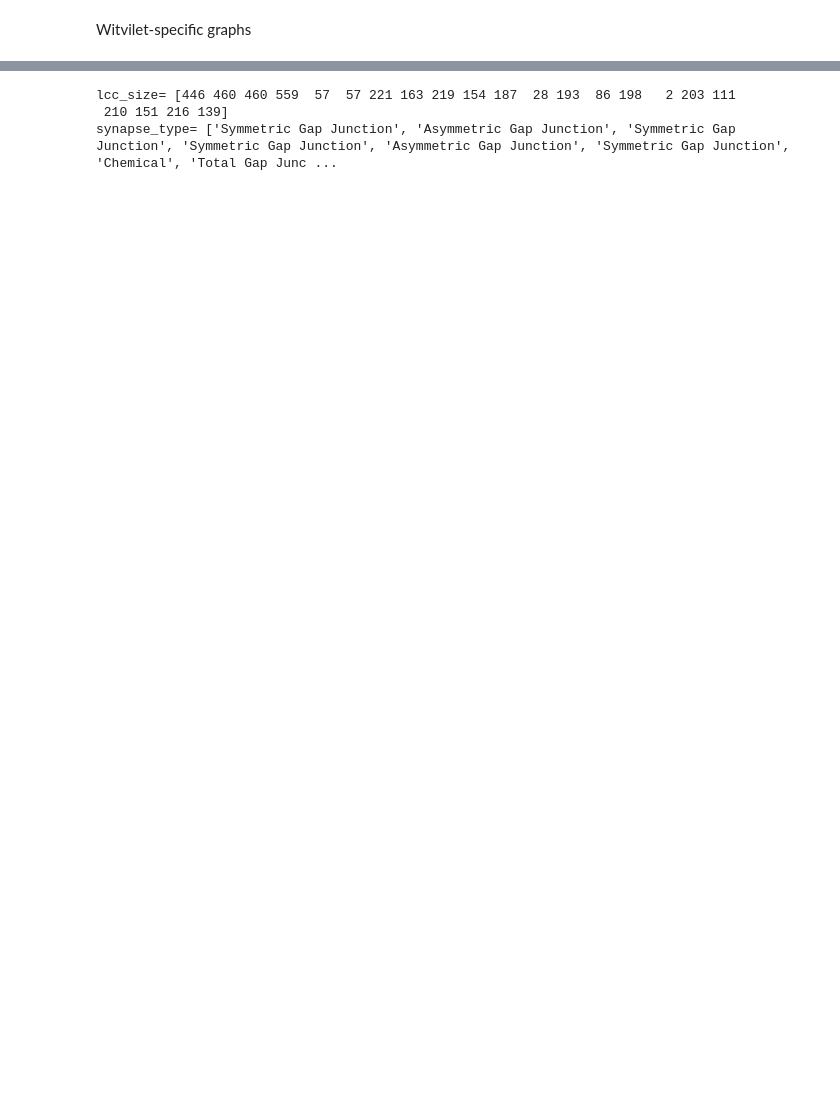
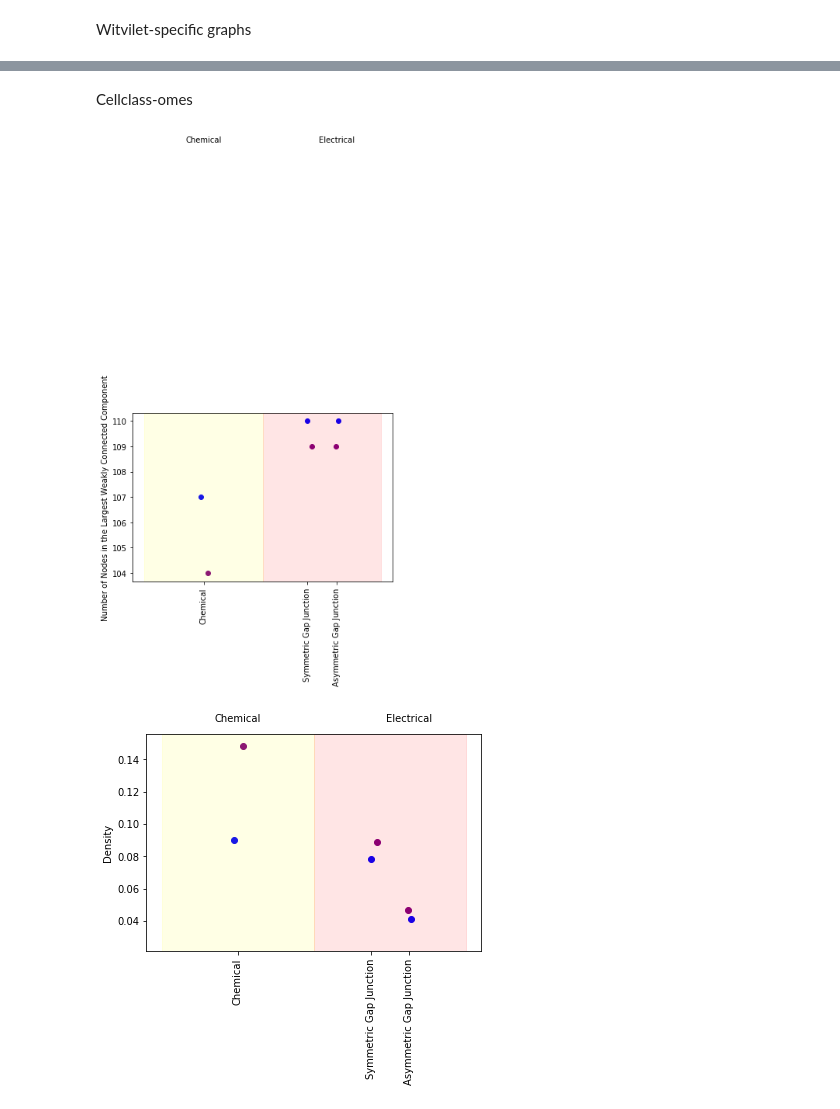
Before and after one commit to neurodata/connectocross, a Jupyter notebook: Graph Stats.ipynb, the cells around one changed output, grey strips where cells are left out. Saved outputs shown, nothing was run; the diff lists cells and outputs as text; code cells hidden in the pictures; blank space fills up the shorter version.

Commit message:
complete graphs of worm_wiring and witvilet datasets

```diff
--- a/Graph Stats.ipynb
+++ b/Graph Stats.ipynb
@@ -56,14 +38,8 @@ for g in worm_connectomes:
     density.append(nx.density(g))
     num_strong.append(ncc_strong(g))
     num_weak.append(ncc_weak(g))
-    try:
-        synapse_type.append(g.graph['Synapse Type'])
-    except KeyError:
-        synapse_type.append("Unknown")
-    try:
-        sex.append(g.graph['Sex'])
-    except KeyError:
-        sex.append("Unknown")
+    synapse_type.append(g.graph['Synapse Type'])
+    sex.append(g.graph['Sex'])
     in_degree.append([d for _, d in g.in_degree()])
     out_degree.append([d for _, d in g.out_degree()])
 
@@ -97,6 +73,7 @@ graph_origin = np.array(graph_origin)
 in_degree = [np.array(ins) for ins in in_degree]
 out_degree = [np.array(outs) for outs in out_degree]
 synapse_type = np.array(synapse_type)
+worm_types = np.array(worm_types)
 # %% [markdown]
 ## Visualize
 # %%
@@ -160,5 +131,9 @@ KeyError: 'Unknown'
 Witvilet-specific graphs
 # %%
 ages = []
+microscopy_method = []
 for g in wit_graphs:
     ages.append(g.graph['age'])
+    microscopy_method.append(g.graph['microscopy_method'])
+ages = np.array(ages)
+microscopy_method = np.array(microscopy_method)
@@ -164,0 +231,2 @@ for g in wit_graphs:
+# %% [markdown]
+Cellclass-omes
@@ -165,34 +265,43 @@ for g in wit_graphs:
 # %%
+syntypes = ["Chemical", "Symmetric Gap Junction", "Asymmetric Gap Junction"]
+syntype_pos = [0, 1.75, 2.25]
+syntype2pos = {syntype:i for i, syntype in zip(syntype_pos, syntypes)}
+syn_pos = np.array([syntype2pos[syntype] for syntype in synapse_type])
+syn_pos += 0.25*(np.random.rand(syn_pos.shape[0]) - 0.5) #adding jitter
+sexes = ["Male", "Hermaphrodite"]
+sex2color = {"Male":'b', "Hermaphrodite":'purple'}
+sex_colors = [sex2color[isex] for isex in sex]
+
 def vis_stat(stat, stat_name):
     fig_max = np.max(stat)
     fig = plt.figure()
     ax = plt.gca()
     plt.hold=True
-    for syntype in syntypes:
-        plt.scatter(ages, graph_origin=="worm")],
+    for isex in sexes:
+        plt.scatter(syn_pos[np.logical_and(sex==isex, graph_origin=="worm")],
                     stat[np.logical_and(sex==isex, graph_origin=="worm")],
-                    c=sex2color[isex],)
+                    c=sex2color[isex],
+                    label=isex+", worm wiring")
     plt.text(syntype_pos[0], 1.1*fig_max, "Chemical", ha="center")
     plt.text(syntype_pos[2], 1.1*fig_max, "Electrical", ha="center")
     plt.hold=False
     plt.ylabel(stat_name)
     ax.xaxis.set_ticks(syntype_pos)
     ax.xaxis.set_ticklabels(syntypes, rotation=90)
     fill_width = 2
     ax.axvspan(syntype_pos[0]-fill_width/2, syntype_pos[0]+fill_width/2, color="yellow", alpha=0.1)
-    ax.axvspan(syntype_pos[2]-fill_width/2, syntype_pos[2]+fill_width/2, color="red", alpha=0.1)
-    #plt.legend(loc='best', ncol=3)
+    ax.axvspan((syntype_pos[1]+syntype_pos[2]-fill_width)/2, (syntype_pos[1]+syntype_pos[2]+fill_width)/2, color="red", alpha=0.1)
+    #plt.legend(loc='best', ncol=2)
     return fig
 
 fig = vis_stat(lcc_size, "Number of Nodes in the Largest Weakly Connected Component")
-fig.savefig("num_nodes.png", bbox_inches="tight")
+fig.savefig("num_nodes_cellclass.png", bbox_inches="tight")
 fig = vis_stat(density, "Density")
-fig.savefig("density.png", bbox_inches="tight")
+fig.savefig("density_cellclass.png", bbox_inches="tight")
 fig = vis_stat(num_strong, "Number of Strongly Connected Components")
-fig.savefig("num_strong.png", bbox_inches="tight")
+fig.savefig("num_strong_cellclass.png", bbox_inches="tight")
 fig = vis_stat(num_weak, "Number of Weakly Connected Components")
-fig.savefig("num_weak.png", bbox_inches="tight")
+fig.savefig("num_weak_cellclass.png", bbox_inches="tight")
 # %% [output]
-lcc_size= [446 460 460 559  57  57 221 163 219 154 187  28 193  86 198   2 203 111
- 210 151 216 139]
-synapse_type= ['Symmetric Gap Junction', 'Asymmetric Gap Junction', 'Symmetric Gap Junction', 'Symmetric Gap Junction', 'Asymmetric Gap Junction', 'Symmetric Gap Junction', 'Chemical', 'Total Gap Junc ...
+[figure, added]
+[figure, added]
```
Also changed, not shown: parts of 9 cells of this notebook, 27 other files.
